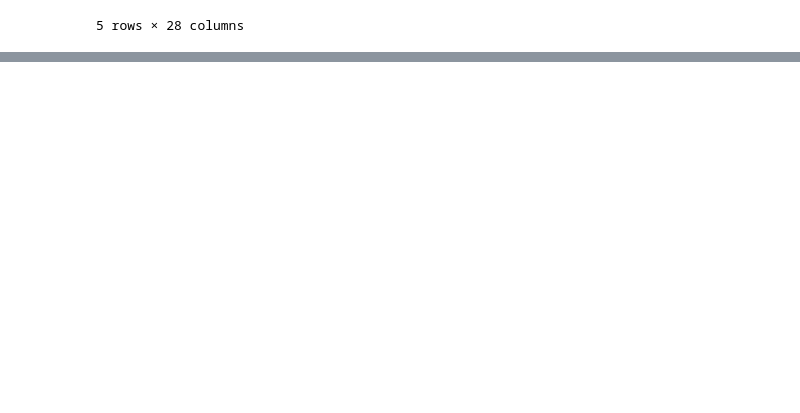
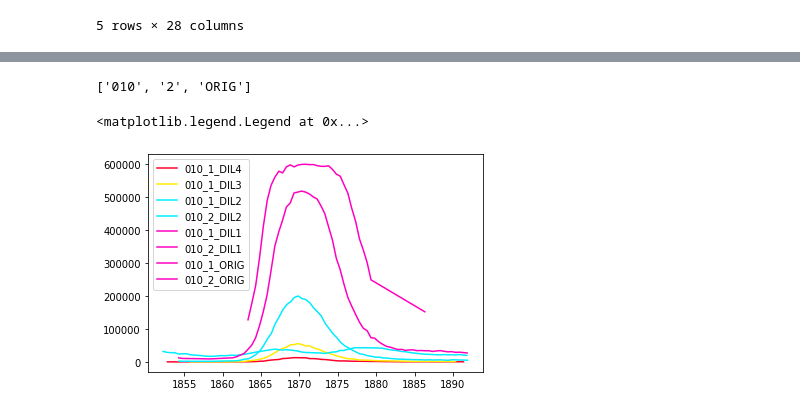
Before and after one commit to luizgmencucini/regression_filter, a Jupyter notebook: notebooks/regression_filter.ipynb, the cells around one changed output, grey strips where cells are left out. Drawn from its saved outputs; the diff is of its cells as text; code cells hidden in the pictures; blank space fills up the shorter version.

```diff
--- a/regression_filter.ipynb
+++ b/notebooks/regression_filter.ipynb
@@ -934,0 +967,5 @@ ax1.plot(xic['rt'], xic['xic'], lw=2, color='r')
+# %%
+fnames = samp_010.feat_tab.columns
+fnames = fnames[fnames.str.contains('Peak area')].str.replace(' Peak area', '').tolist()
+
+fnames
@@ -934,0 +981,5 @@ ax1.plot(xic['rt'], xic['xic'], lw=2, color='r')
+# %%
+path = '../MS1'
+
+for fn in fnames:
+    mzXML2mzML(f'{path}/{fn}')
@@ -934,0 +1004,32 @@ ax1.plot(xic['rt'], xic['xic'], lw=2, color='r')
+# %%
+re.sub('_MS1.*', '', fn).split('_')
+# %% [output]
+['010', '2', 'ORIG']
+# %%
+cm = plt.get_cmap('gist_rainbow')
+
+cdict = {}
+for i in range(len(fnames)):
+    cdict[re.sub('_MS1.*', '', fnames[i]).split('_')[2]] = i
+
+for k,v in cdict.items():
+    cdict[k] = cm(v/3*3.0/len(cdict))
+
+kwargs = {}
+kwargs['type'] ='TI'
+kwargs['ppm'] = 15
+
+for fn in fnames:
+    leg = re.sub('_MS1.*', '', fn)
+    cid = leg.split('_')[2]
+    fn.replace('mzXML', 'mzML')
+    exp = loadExp(f'{path}/{fn}')
+    tic = getTIC(exp)
+    xic = getXIC(174.130388, 31.199694*60, tic, **kwargs)
+    plt.plot(xic['rt'], xic['xic'], color=cdict[cid], label=leg)
+    exp.reset()
+
+plt.legend(fontsize=10)
+# %% [output]
+<matplotlib.legend.Legend at 0x...>
+[figure, added]
```
Also changed, not shown: parts of 82 cells of this notebook, 5 other files.
